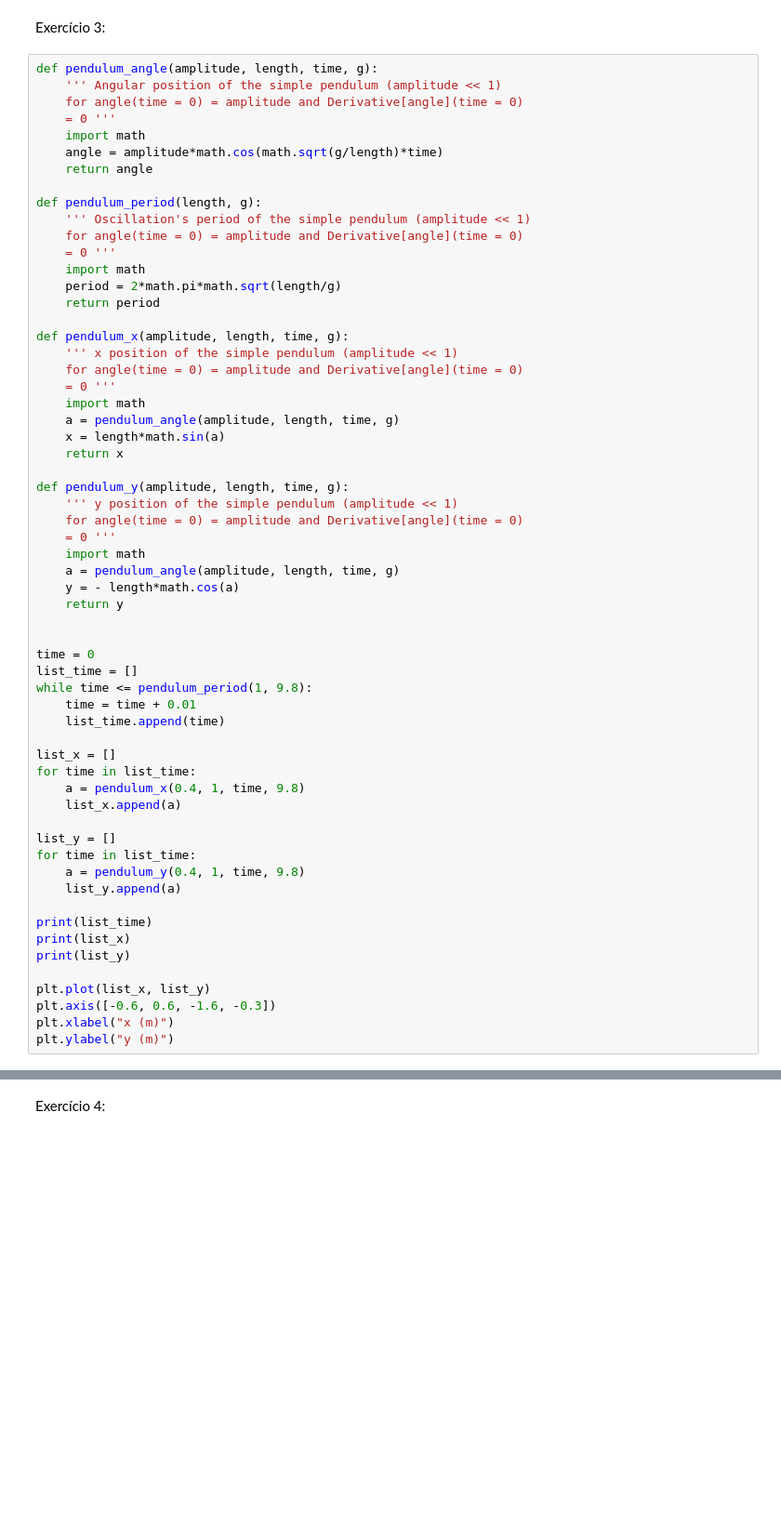
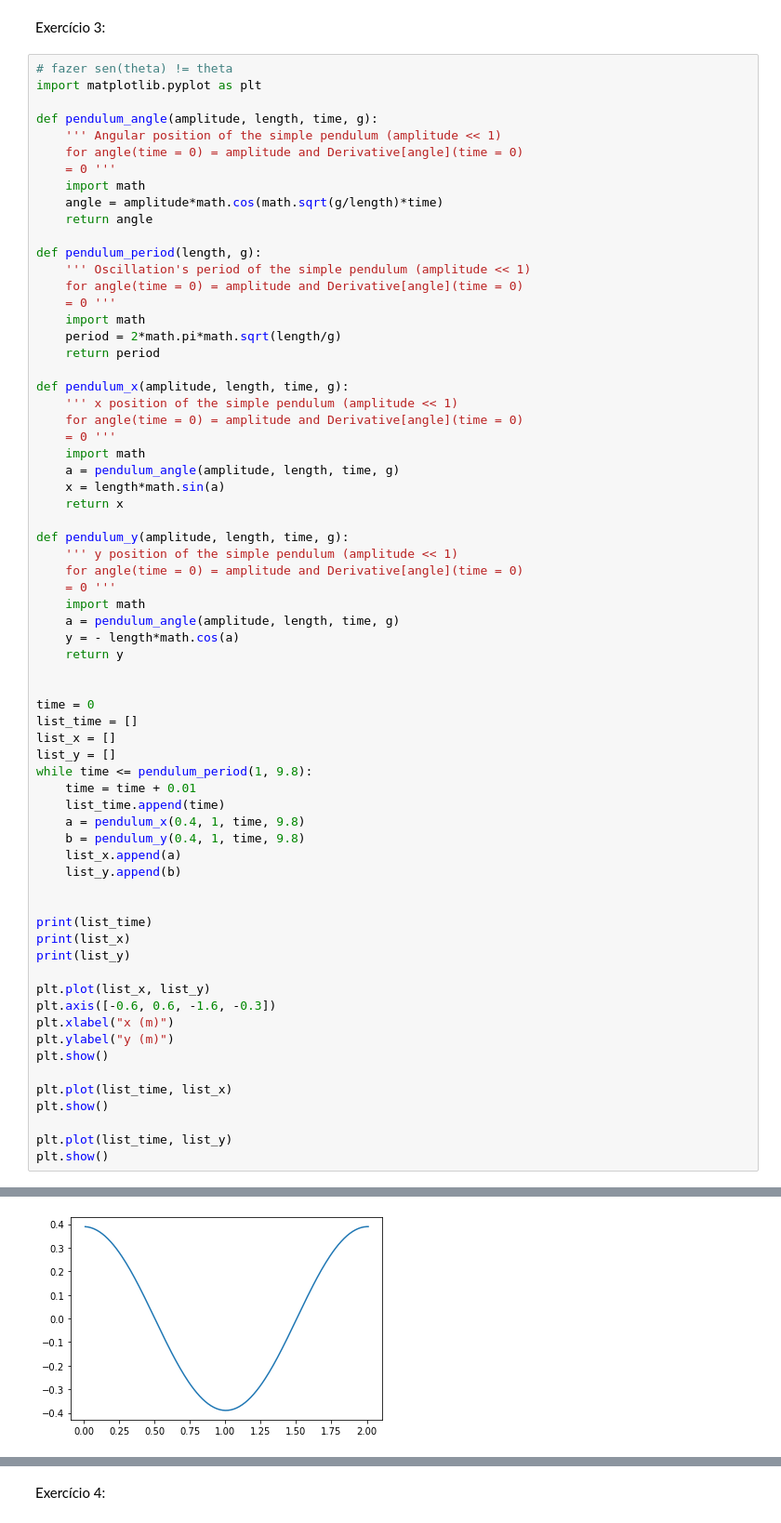
Before and after one commit to eduvaladao/aulas_python_UERJ, a Jupyter notebook: aula8_listas.ipynb, the cells around one changed output, grey strips where cells are left out. Shown at 93% size. Cells and saved outputs as stored; diff of their text form; blank space fills up the shorter version.

```diff
--- a/aula8_listas.ipynb
+++ b/aula8_listas.ipynb
@@ -498,6 +498,9 @@ Text(0, 0.5, 'distância (km)')
 # %% [markdown]
 Exercício 3:
 # %%
+# fazer sen(theta) != theta
+import matplotlib.pyplot as plt
+
 def pendulum_angle(amplitude, length, time, g):
     ''' Angular position of the simple pendulum (amplitude << 1)
     for angle(time = 0) = amplitude and Derivative[angle](time = 0)
@@ -535,19 +538,16 @@ def pendulum_y(amplitude, length, time, g):
 
 time = 0
 list_time = []
+list_x = []
+list_y = []
 while time <= pendulum_period(1, 9.8):
     time = time + 0.01
     list_time.append(time)
+    a = pendulum_x(0.4, 1, time, 9.8)
+    b = pendulum_y(0.4, 1, time, 9.8)
+    list_x.append(a)
+    list_y.append(b)
 
-list_x = []
-for time in list_time:
-    a = pendulum_x(0.4, 1, time, 9.8)
-    list_x.append(a)
-
-list_y = []
-for time in list_time:
-    a = pendulum_y(0.4, 1, time, 9.8)
-    list_y.append(a)
 
 print(list_time)
 print(list_x)
@@ -557,6 +557,13 @@ plt.plot(list_x, list_y)
 plt.axis([-0.6, 0.6, -1.6, -0.3])
 plt.xlabel("x (m)")
 plt.ylabel("y (m)")
+plt.show()
+
+plt.plot(list_time, list_x)
+plt.show()
+
+plt.plot(list_time, list_y)
+plt.show()
 # %% [output]
 [0.01, 0.02, 0.03, 0.04, 0.05, 0.060000000000000005, 0.07, 0.08, 0.09, 0.09999999999999999, 0.10999999999999999, 0.11999999999999998, 0.12999999999999998, 0.13999999999999999, 0.15, 0.16, 0.17, 0.1800 ...
 [0.38923782161889037, 0.38869634682130827, 0.38779418041183533, 0.3865317621462937, 0.3849097124103713, 0.38292883688989693, 0.3805901324941238, 0.3778947944717881, 0.3748442246471876, 0.3714400406915 ...
@@ -565 +571,2 @@ Text(0, 0.5, 'y (m)')
 [figure]
+[figure, added]
```
Also changed, not shown: parts of 1 cell of this notebook.
